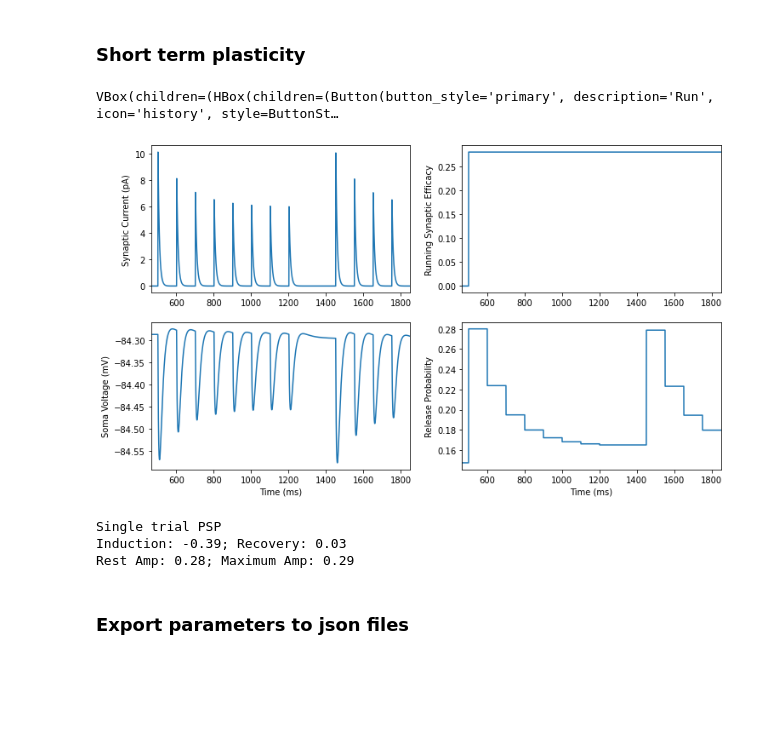
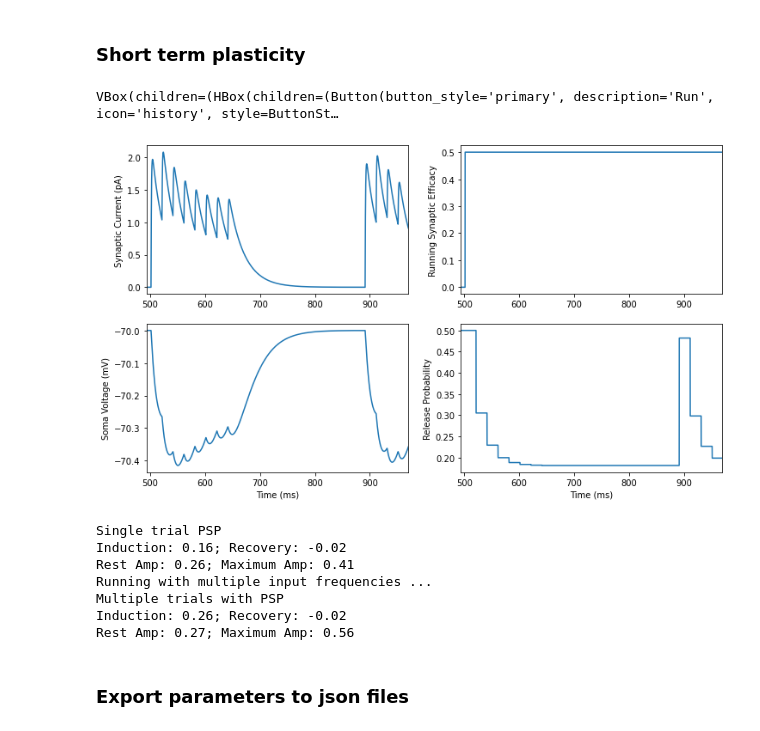
Before and after one commit to chenziao/V1_L5_Model, a Jupyter notebook: Model/Tuning/synapse_tuning.ipynb, the cells around one changed output. Drawn from its saved outputs; the diff is of its cells as text; code cells hidden in the pictures; blank space fills up the shorter version.

```diff
--- a/Model/Tuning/synapse_tuning.ipynb
+++ b/Model/Tuning/synapse_tuning.ipynb
@@ -24,7 +24,7 @@ h.dt = 0.025 # time step (resolution) of the simulation in ms
 h.steps_per_ms = 1 / h.dt
 h.celsius = 20.0
 
-Connection = 'FSI2CP'
+Connection = 'LTS2LTS'
 # %% [markdown]
 ### Set parameters for different connection types
 # %% [markdown]
@@ -546,7 +546,7 @@ def simulate_model(input_frequency, delay, vclamp=None):
 # %%
 w_run = widgets.Button(description='Run', icon='history', button_style='primary')
 w_vclamp = widgets.ToggleButton(value=False, description='Voltage Clamp', icon='check', button_style='primary')
-w_input_freq = widgets.SelectionSlider(options=freqs, value=freq0, description='Input Freq')
+w_input_freq = widgets.SelectionSlider(options=[2, 5] + freqs, value=freq0, description='Input Freq')
 w_delay = widgets.SelectionSlider(options=delays, value=delay0, description='Delay')
 w_weight = widgets.FloatSlider(value=syn_param['initW'], min=0., max=100., step=1e-3, description='Syn Weight')
 w_Use = widgets.FloatSlider(value=syn_param['Use'], min=0.,max=1., step=1e-3, description='Init Efficacy')
@@ -562,37 +562,41 @@ def update_ui(*args):
     set_syn_prop(*[w.value for w in sim_args])
     simulate_model(w_input_freq.value, w_delay.value, w_vclamp.value)
     plot_model([tstart - nstim.interval / 3, h.tstop])
     amp = response_amplitude(isyn if vcl_on else soma_v, tspk)
     induction, recovery, maxamp = induction_recovery(amp)
     print('Single trial ' + ('PSC' if vcl_on else 'PSP'))
     print(f'Induction: {induction:.2f}; Recovery: {recovery:.2f}')
     print(f'Rest Amp: {amp[0]:.2f}; Maximum Amp: {maxamp:.2f}')
 
 w_run.on_click(update_ui)
 
 def multi_freq_trials(*args):
     set_syn_prop(*[w.value for w in sim_args])
     print("Running with multiple input frequencies ...")
     amp = []
     for freq in freqs:
         simulate_model(freq, delay0)
         amp.append(response_amplitude(isyn if vcl_on else soma_v, tspk))
     induction, recovery, maxamp = induction_recovery(amp, True)
     print('Multiple trials with ' + ('PSC' if vcl_on else 'PSP'))
     print(f'Induction: {induction:.2f}; Recovery: {recovery:.2f}')
     print(f'Rest Amp: {amp[0][0]:.2f}; Maximum Amp: {maxamp:.2f}')
 
 w_stp.on_click(multi_freq_trials)
 
 ui = VBox([HBox([w_run, w_vclamp]), HBox([w_input_freq, w_delay]),
            HBox([w_weight, w_Use]), HBox([w_tau_d, w_tau_f]), w_stp])
 update_ui()
 # %% [output]
 VBox(children=(HBox(children=(Button(button_style='primary', description='Run', icon='history', style=ButtonSt…
-[figure, old version]
+[figure, new version]
 Single trial PSP
-Induction: -0.39; Recovery: 0.03
-Rest Amp: 0.28; Maximum Amp: 0.29
+Induction: 0.16; Recovery: -0.02
+Rest Amp: 0.26; Maximum Amp: 0.41
+Running with multiple input frequencies ...
+Multiple trials with PSP
+Induction: 0.26; Recovery: -0.02
+Rest Amp: 0.27; Maximum Amp: 0.56
 # %% [markdown]
 ### Export parameters to json files
 # %%
```
Also changed, not shown: parts of 5 cells of this notebook, 51 other files.
